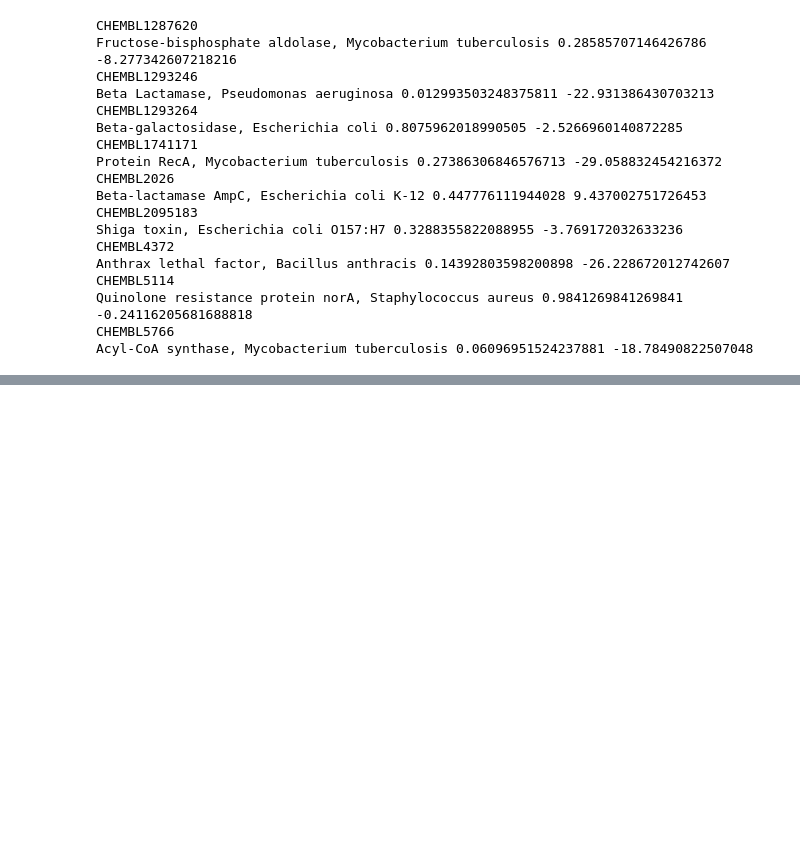
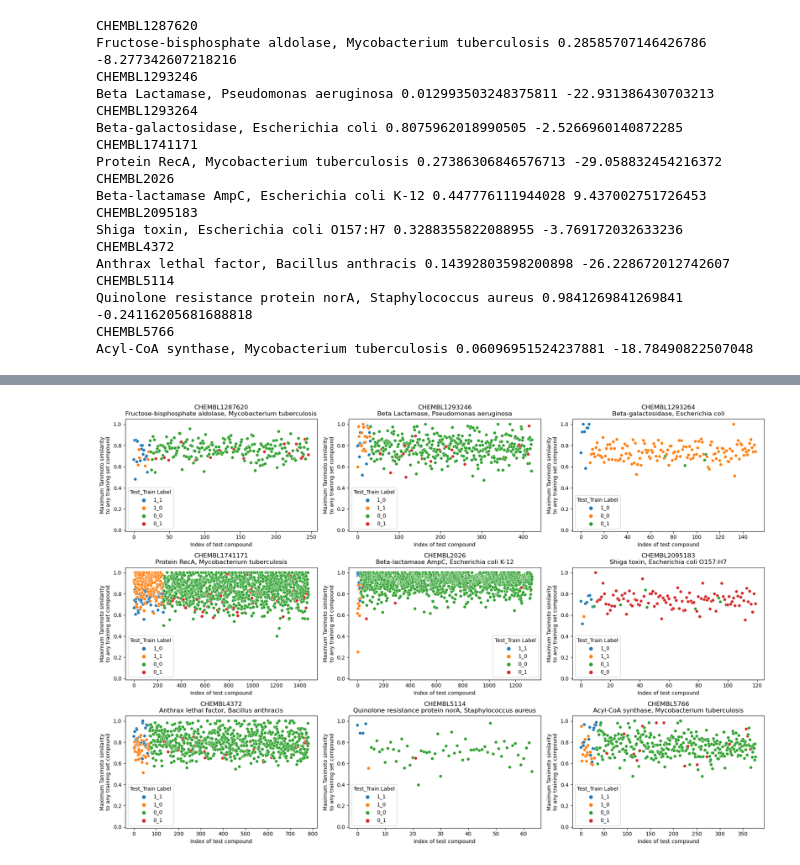
Before and after one commit to kamenpp/bioactivity_prediction, a Jupyter notebook: MACCSkeys_model.ipynb, the cells around one changed output, grey strips where cells are left out. Cells and saved outputs as stored; diff of their text form; code cells hidden in the pictures; blank space fills up the shorter version.

```diff
--- a/MACCSkeys_model.ipynb
+++ b/MACCSkeys_model.ipynb
@@ -131,6 +136,7 @@ class ChEMBLDataset_ecfp4(D.Dataset):
     """
     The point of this second dataset is to load the test data results from the ECFP4 model
     for determining statistical significance of the metrics with a permutation test later.
+    Otherwise it is the same.
     """
 
     def __init__(self, smiles_list, labels, radius_fp=2, length_of_fp=2048, mask_id=0):
@@ -966,0 +977,41 @@ Acyl-CoA synthase, Mycobacterium tuberculosis 0.06096951524237881 -18.7849082250
+# %%
+simis_test_to_train = {} # stores the max similarity of a test set molecule to any train set molecule
+dfs_dict = {} # dictionary to store the datafranes for each target
+
+for head in tqdm(range(9)):
+    max_simis = []
+    df = pd.DataFrame(columns=['mol_index','max_similarity','Test Label', 'Train Label of Most Similar'])
+    train_mol_label = []
+
+    for i, test_fp in enumerate(test_dataset.bv_fps[head]):
+        _simis = []
+        for j, train_fp in enumerate(train_dataset.bv_fps[head]):
+            curr_simi = DataStructs.TanimotoSimilarity(test_fp, train_fp)
+            _simis.append(curr_simi)
+        max_simis.append(max(_simis))
+        train_mol_label.append(train_dataset.labels[head][np.argmax(_simis)])
+
+    df['mol_index'] = range(len(max_simis))
+    df['max_similarity'] = max_simis
+    df['Test Label'] = test_dataset.labels[head]
+    df['Train Label of Most Similar'] = train_mol_label
+    dfs_dict[head] = df
+    simis_test_to_train[head] = max_simis
+# %%
+def concat_test_train_label(row):
+    return str(int(row['Test Label'])) + '_' +str(int(row['Train Label of Most Similar']))
+# %%
+for head in tqdm(range(9)):
+    dfs_dict[head]['Test_Train Label'] = dfs_dict[head].apply(concat_test_train_label, axis=1)
+# %%
+fig, axs = plt.subplots(nrows=3, ncols=3, figsize=(18, 12))
+for head, ax in zip(range(9), axs.ravel(),):
+    sn.scatterplot(data=dfs_dict[head], x='mol_index', y='max_similarity', hue='Test_Train Label', ax=ax)
+    ax.set_ylim((-0.01,1.05))
+    ax.set_xlabel('Index of test compound')
+    ax.set_ylabel('Maximum Tanimoto similarity\nto any training set compound')
+    ax.set_title(idx_to_target_name[head])
+    plt.tight_layout()
+plt.savefig('pictures_2/applicability_domain_by_labels_MACCS.png')
+# %% [output]
+[figure, added]
```
Also changed, not shown: parts of 19 cells of this notebook.
